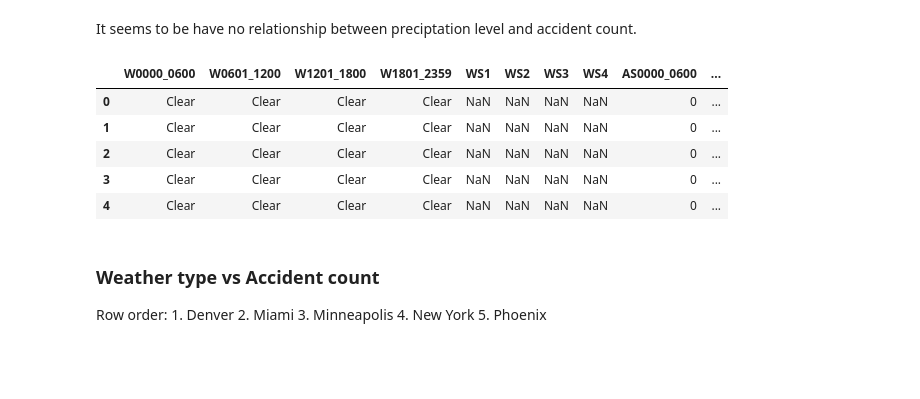
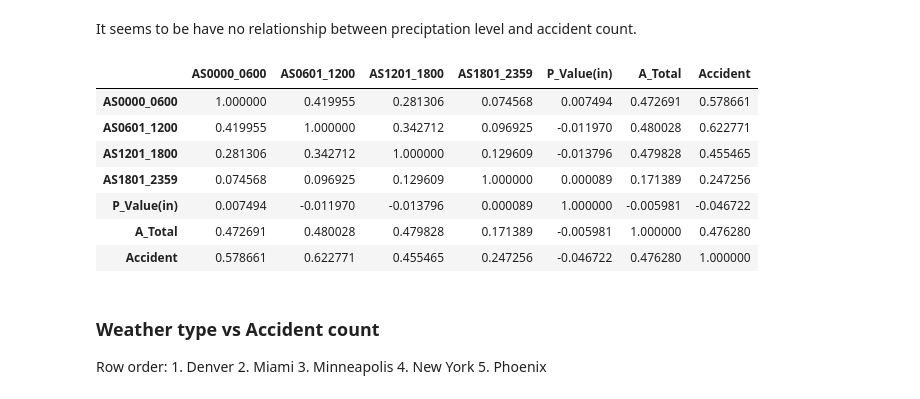
Before and after one commit to JarrelT/SC1015-Project-Ay2021, a Jupyter notebook: SC1015_Project.ipynb, the cells around one changed output. Saved outputs shown, nothing was run; the diff lists cells and outputs as text; code cells hidden in the pictures; blank space fills up the shorter version.

```diff
--- a/SC1015_Project.ipynb
+++ b/SC1015_Project.ipynb
@@ -72,14 +71,16 @@ for i in range(5):
 # %% [markdown]
 It seems to be have no relationship between preciptation level and accident count.
 # %%
-cities_cat[0].head()
+cities[0].corr()
 # %% [output]
-|  | W0000_0600 | W0601_1200 | W1201_1800 | W1801_2359 | WS1 | WS2 | WS3 | WS4 | AS0000_0600 | ... |
-| 0 | Clear | Clear | Clear | Clear | NaN | NaN | NaN | NaN | 0 | ... |
-| 1 | Clear | Clear | Clear | Clear | NaN | NaN | NaN | NaN | 0 | ... |
-| 2 | Clear | Clear | Clear | Clear | NaN | NaN | NaN | NaN | 0 | ... |
-| 3 | Clear | Clear | Clear | Clear | NaN | NaN | NaN | NaN | 0 | ... |
-| 4 | Clear | Clear | Clear | Clear | NaN | NaN | NaN | NaN | 0 | ... |
+|  | AS0000_0600 | AS0601_1200 | AS1201_1800 | AS1801_2359 | P_Value(in) | A_Total | Accident |
+| AS0000_0600 | 1.000000 | 0.419955 | 0.281306 | 0.074568 | 0.007494 | 0.472691 | 0.578661 |
+| AS0601_1200 | 0.419955 | 1.000000 | 0.342712 | 0.096925 | -0.011970 | 0.480028 | 0.622771 |
+| AS1201_1800 | 0.281306 | 0.342712 | 1.000000 | 0.129609 | -0.013796 | 0.479828 | 0.455465 |
+| AS1801_2359 | 0.074568 | 0.096925 | 0.129609 | 1.000000 | 0.000089 | 0.171389 | 0.247256 |
+| P_Value(in) | 0.007494 | -0.011970 | -0.013796 | 0.000089 | 1.000000 | -0.005981 | -0.046722 |
+| A_Total | 0.472691 | 0.480028 | 0.479828 | 0.171389 | -0.005981 | 1.000000 | 0.476280 |
+| Accident | 0.578661 | 0.622771 | 0.455465 | 0.247256 | -0.046722 | 0.476280 | 1.000000 |
 # %% [markdown]
 <h3>Weather type vs Accident count</h3>
 
```
Also changed, not shown: parts of 8 cells of this notebook.
